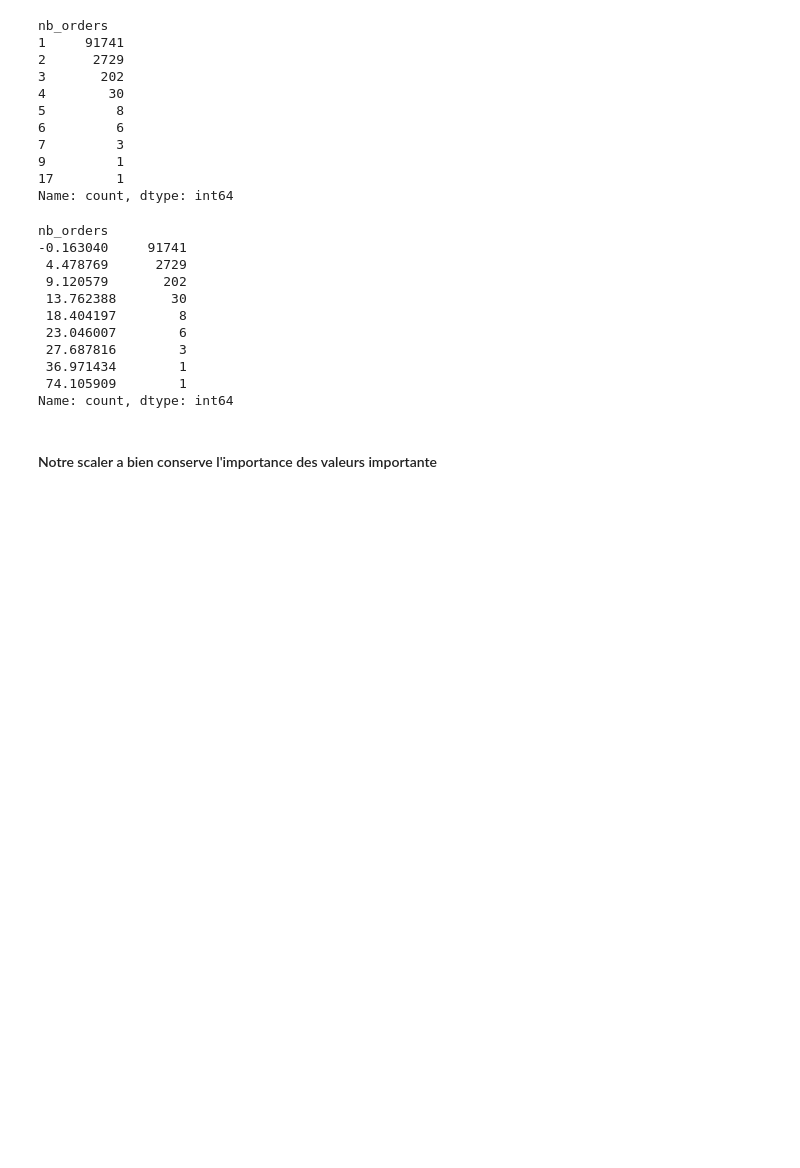
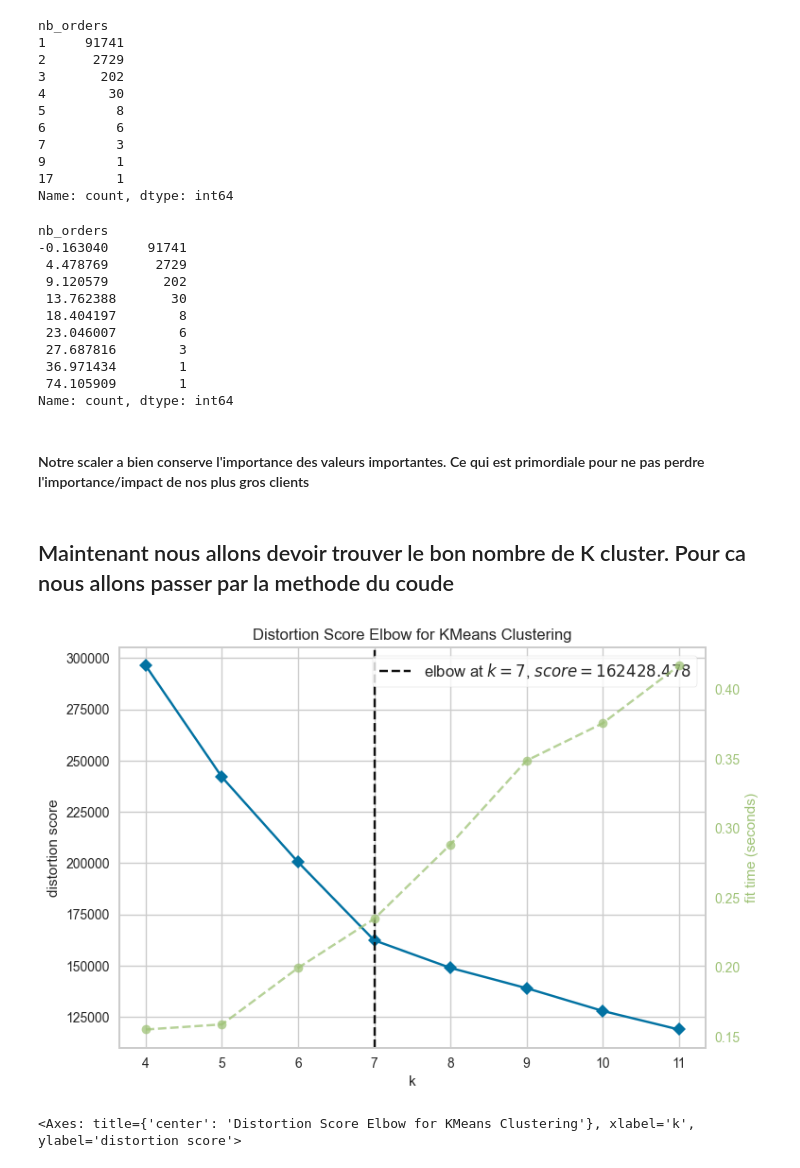
Before and after one commit to TheoChastrePradat/OC_DataScientist_P5, a Jupyter notebook: Projet_5/Script/segmentation_client.ipynb, the cells around one changed output. Saved outputs shown, nothing was run; the diff lists cells and outputs as text; code cells hidden in the pictures; blank space fills up the shorter version.

Commit message:
add first segmentation with kmeans cluster

```diff
--- a/Projet_5/Script/segmentation_client.ipynb
+++ b/Projet_5/Script/segmentation_client.ipynb
@@ -296,4 +296,15 @@ nb_orders
  74.105909        1
 Name: count, dtype: int64
 # %% [markdown]
-#### Notre scaler a bien conserve l'importance des valeurs importante
+#### Notre scaler a bien conserve l'importance des valeurs importantes. Ce qui est primordiale pour ne pas perdre l'importance/impact de nos plus gros clients
+# %% [markdown]
+## Maintenant nous allons devoir trouver le bon nombre de K cluster. Pour ca nous allons passer par la methode du coude
+# %%
+model = KMeans()
+visualizer = KElbowVisualizer(model, k=(4,12))
+
+visualizer.fit(X_scaled)
+visualizer.poof()
+# %% [output]
+[figure, added]
+<Axes: title={'center': 'Distortion Score Elbow for KMeans Clustering'}, xlabel='k', ylabel='distortion score'>
```
Also changed, not shown: parts of 10 cells of this notebook.
